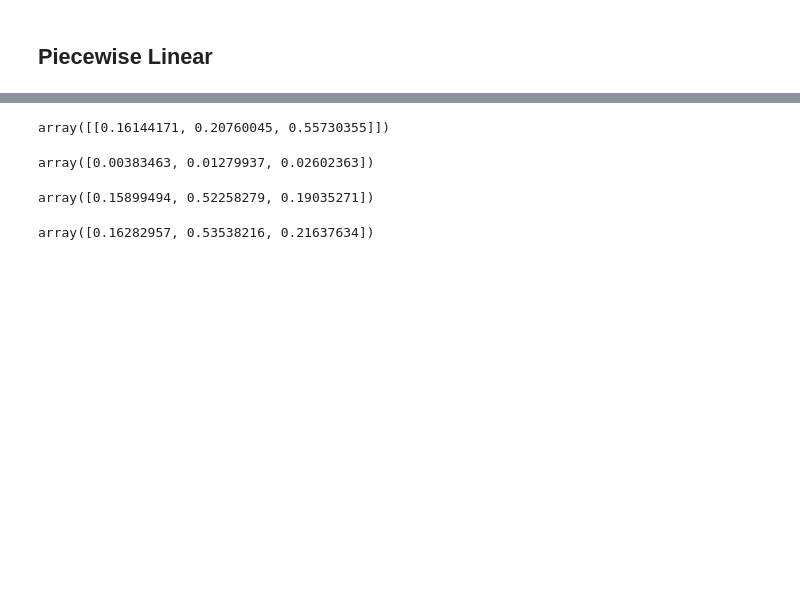
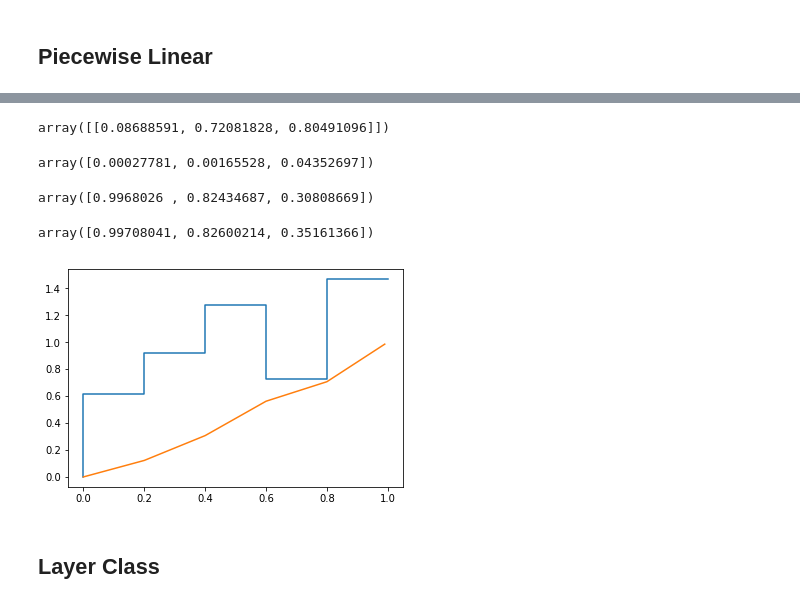
Before and after one commit to matteoettam09/i-flow, a Jupyter notebook: testing.ipynb, the cells around one changed output, grey strips where cells are left out. Saved outputs shown, nothing was run; the diff lists cells and outputs as text; code cells hidden in the pictures; blank space fills up the shorter version.

```diff
--- a/testing.ipynb
+++ b/testing.ipynb
@@ -16,7 +22,7 @@ tf.enable_eager_execution()
 # %%
 # Create bin array with nbins, each with a width of 1.0/nbins.
 # Note: the bins array contains the bin edges including 0, which makes finding alpha easier later on
-nbins = 32
+nbins = 5
 width = 1.0/nbins
 bins = np.array([[x*width for x in range(nbins+1)] for i in range(3)])
 
@@ -43,10 +37,7 @@ array([[0.     , 0.03125, 0.0625 , 0.09375, 0.125  , 0.15625, 0.1875 ,
 Q = np.random.rand(3,nbins)
 
 # normalize the piecewise PDF such that the integral is 1
-total = np.sum(Q,axis=1)
-Q[0]=Q[0]/total[0]
-Q[1]=Q[1]/total[1]
-Q[2]=Q[2]/total[2]
+Q = tf.nn.softmax(Q)
 
 # Insert a 0 to the beginning to match the size to the bin array
 Q = np.insert(Q,0,0,axis=1)
@@ -112,20 +109,36 @@ alpha = (xB-tf.diag_part(bins[:,b[:,0]-1]))/width
 # Print out the values of alpha for testing
 alpha.numpy()
 # %% [output]
-array([[0.16144171, 0.20760045, 0.55730355]])
+array([[0.08688591, 0.72081828, 0.80491096]])
 # %%
 # Calculates the first part of the coupling layer term (\alpha Q_{ib}) in each dimension
 tf.diag_part(alpha*Q[:,b[:,0]]).numpy()
 # %% [output]
-array([0.00383463, 0.01279937, 0.02602363])
+array([0.00027781, 0.00165528, 0.04352697])
 # %%
 # Calculates the second part of the coupling layer term (sum_{k=1}^{b-1} Q_{ik}) in each dimension
 # There may be a more efficient way of doing this.
-tf.diag_part(np.cumsum(Q,axis=1)[:,b[:,0]]).numpy()
+tf.diag_part(np.cumsum(Q,axis=1)[:,b[:,0]-1]).numpy()
 # %% [output]
-array([0.15899494, 0.52258279, 0.19035271])
+array([0.9968026 , 0.82434687, 0.30808669])
 # %%
 # Calculates the full coupling layer terms
-(tf.diag_part(alpha*Q[:,b[:,0]])+tf.diag_part(np.cumsum(Q,axis=1)[:,b[:,0]])).numpy()
+(tf.diag_part(alpha*Q[:,b[:,0]])+tf.diag_part(np.cumsum(Q,axis=1)[:,b[:,0]-1])).numpy()
 # %% [output]
-array([0.16282957, 0.53538216, 0.21637634])
+array([0.99708041, 0.82600214, 0.35161366])
+# %%
+x=np.linspace(0,1,100,endpoint=False)
+a = np.zeros_like(x)
+tot = np.zeros_like(x)
+for i,_ in enumerate(x):
+    a[i] = Q[0,int(np.floor(5*x[i]+1))]
+    tot[i] = np.sum(Q[0,:int(np.floor(5*x[i]+1))])
+C=(5*x-np.floor(5*x))*a+tot
+# %%
+plt.plot(bins[0],Q[0]/width,ls='steps')
+plt.plot(x,C)
+plt.show()
+# %% [output]
+[figure, added]
+# %% [markdown]
+## Layer Class
```
Also changed, not shown: parts of 11 cells of this notebook, 17 other files.
